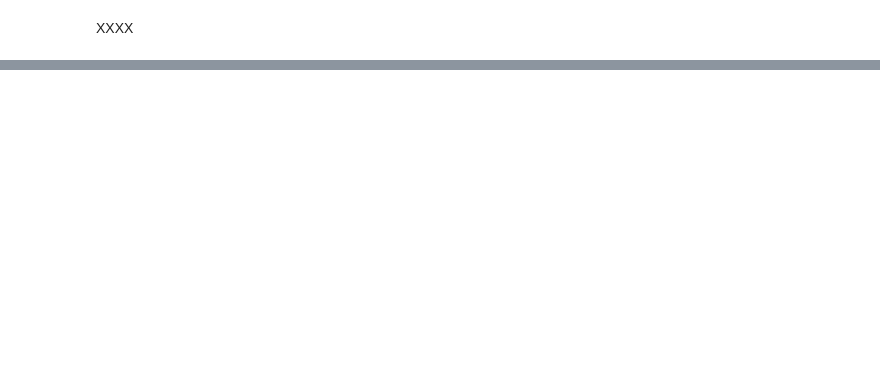
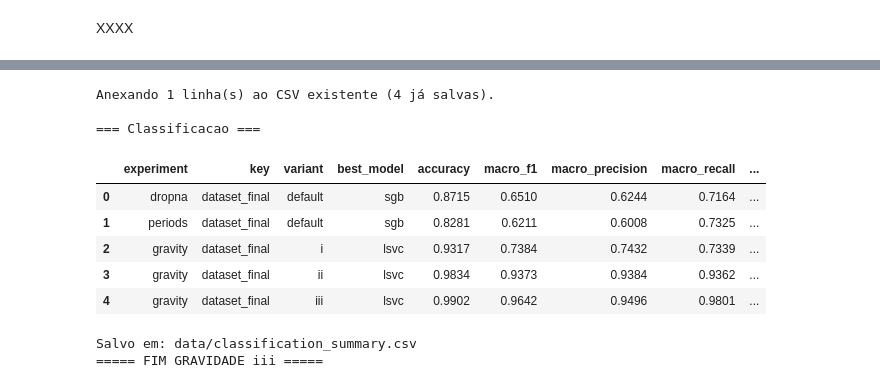
Before and after one commit to afmireski/trabalho_final_ciencia_de_dados, a Jupyter notebook: trabalho_final_afmireski.ipynb, the cells around one changed output, grey strips where cells are left out. Saved outputs shown, nothing was run; the diff lists cells and outputs as text; code cells hidden in the pictures; blank space fills up the shorter version.

Commit message:
chore(etapa4): Executado experimento com as features de gravidade, variacao II e III

```diff
--- a/trabalho_final_afmireski.ipynb
+++ b/trabalho_final_afmireski.ipynb
@@ -3192,7 +2964,9 @@ Treinando modelo rf na fold 2...
 
 classification_rows_gravity_ii = []
 
-for r in classification_rows_gravity_ii:
+for r in all_runs_periods_gravity_ii:
+    print(r)
+
     base = {"experiment": "gravity", "key": r["key"], "variant": r.get("variant", "default"), "best_model": "", "error": r.get("error", "")}
 
     if "error" in r and "results" not in r:
@@ -3259,7 +3225,7 @@ except Exception as e:
 
 classification_rows_gravity_iii = []
 
-for r in classification_rows_gravity_iii:
+for r in all_runs_periods_gravity_iii:
     base = {"experiment": "gravity", "key": r["key"], "variant": r.get("variant", "default"), "best_model": "", "error": r.get("error", "")}
 
     if "error" in r and "results" not in r:
@@ -3274,30 +3240,42 @@ for r in classification_rows_gravity_iii:
         "variant": r["variant"],
         "best_model": best,
         "accuracy": round(m["accuracy"], 4),
         "macro_f1": round(m["f1"]["macro"], 4),
         "macro_precision": round(m["precision"]["macro"], 4),
         "macro_recall": round(m["recall"]["macro"], 4),
         "weighted_f1": round(m["f1"]["weighted"], 4),
         "weighted_precision": round(m["precision"]["weighted"], 4),
         "weighted_recall": round(m["recall"]["weighted"], 4),
         "error": "",
         "nao_teve_mortes_f1": round(m["f1"]["sem_mortes"], 4),
         "nao_teve_mortes_precision": round(m["precision"]["sem_mortes"], 4),
         "nao_teve_mortes_recall": round(m["recall"]["sem_mortes"], 4),
         "teve_mortes_f1": round(m["f1"]["com_mortes"], 4),
         "teve_mortes_precision": round(m["precision"]["com_mortes"], 4),
         "teve_mortes_recall": round(m["recall"]["com_mortes"], 4),
     })
 
 # Exibe  resultados e salva CSVs
 
 
 save_classification_summary(
     rows=classification_rows_gravity_iii,
     columns=CLASSIFICATION_SUMMARY_COLUMNS,
     csv_path=data_path / "classification_summary.csv",
     append=True,
 )
 
 
 print(f"{'=' * 5} FIM GRAVIDADE {GRAVITIES_STRATEGIES[2]} {'=' * 5}")
+# %% [output]
+Anexando 1 linha(s) ao CSV existente (4 já salvas).
+
+=== Classificacao ===
+|  | experiment | key | variant | best_model | accuracy | macro_f1 | macro_precision | macro_recall | ... |
+| 0 | dropna | dataset_final | default | sgb | 0.8715 | 0.6510 | 0.6244 | 0.7164 | ... |
+| 1 | periods | dataset_final | default | sgb | 0.8281 | 0.6211 | 0.6008 | 0.7325 | ... |
+| 2 | gravity | dataset_final | i | lsvc | 0.9317 | 0.7384 | 0.7432 | 0.7339 | ... |
+| 3 | gravity | dataset_final | ii | lsvc | 0.9834 | 0.9373 | 0.9384 | 0.9362 | ... |
+| 4 | gravity | dataset_final | iii | lsvc | 0.9902 | 0.9642 | 0.9496 | 0.9801 | ... |
+Salvo em: data/classification_summary.csv
+===== FIM GRAVIDADE iii =====
```
Also changed, not shown: parts of 5 cells of this notebook, 8 other files.
